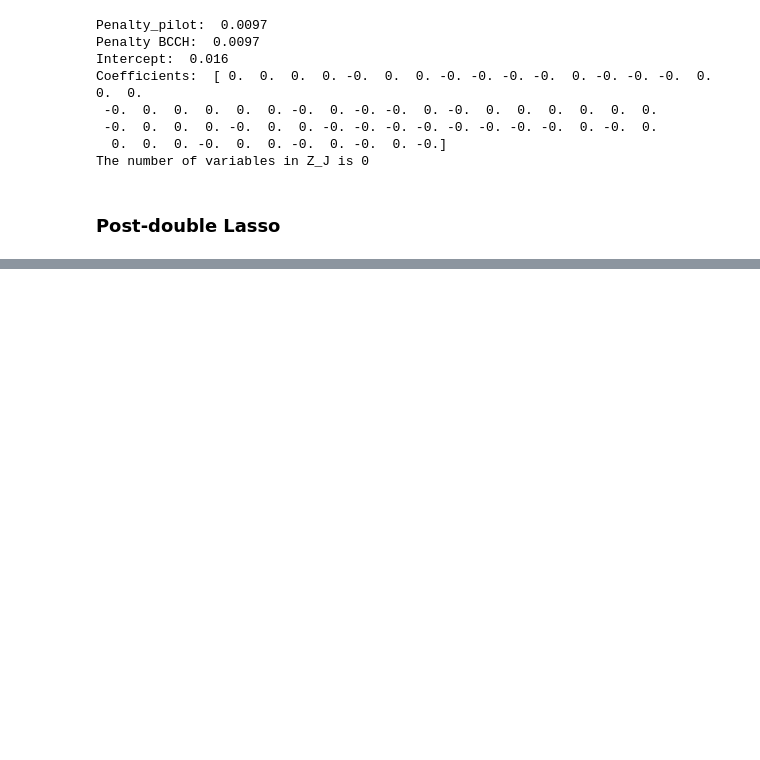
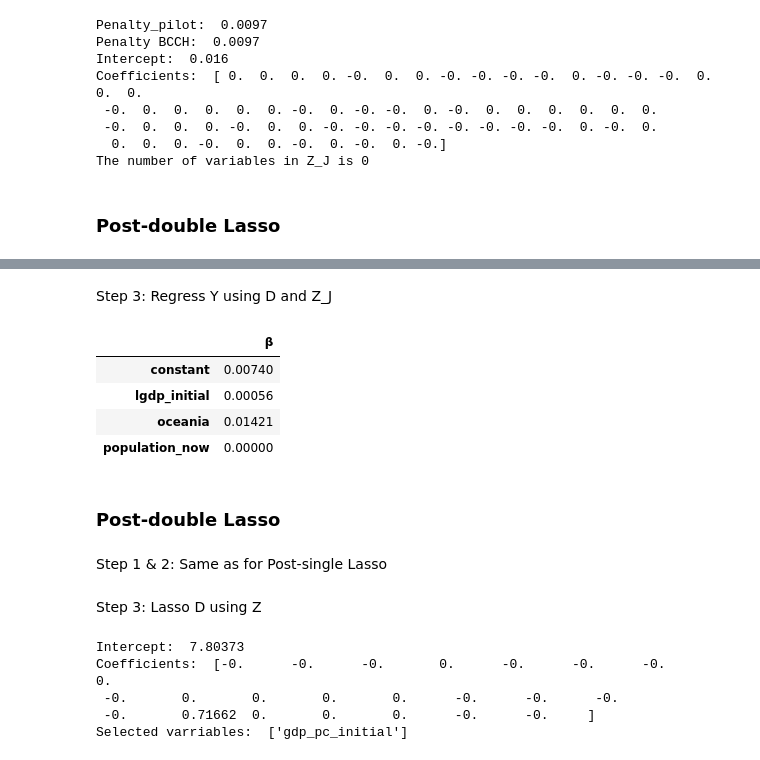
Before and after one commit to lkh927/AME-2024-Projects, a Jupyter notebook: Project 2/Project 2 new.ipynb, the cells around one changed output, grey strips where cells are left out. Cells and saved outputs as stored; diff of their text form; code cells hidden in the pictures; blank space fills up the shorter version.

```diff
--- a/Project 2/Project 2 new.ipynb
+++ b/Project 2/Project 2 new.ipynb
@@ -280,6 +280,8 @@ y0 = data[vv_key_explanatory].squeeze()
 Z_basic = data[vv_all['all']]
 Z = PolynomialFeatures(1, include_bias=False).fit_transform(Z_basic)
 
+X = np.column_stack((y0,Z))
+N = X.shape[0]
 
 def standardize(X):
     X_stan = (X - np.mean(X, axis=0))/np.std(X, axis=0, ddof=1)
@@ -533,0 +580,14 @@ The number of variables in Z_J is 0
+# %%
+# Make a function that calculates BRT.
+def BRT(X_tilde,g):
+
+    (N, p) = X_tilde.shape
+    sigma = np.std(g, ddof=1)
+    c = 1.1
+    alpha = 0.05
+    penalty_BRT= (c * sigma) / np.sqrt(N) * norm.ppf(1 - alpha / (2*p))
+
+    return penalty_BRT
+
+penalty_BRT = BRT(X_tilde,g)
+print("lambda_BRT =",penalty_BRT.round(4))
@@ -533,0 +598,14 @@ The number of variables in Z_J is 0
+# %%
+# Implied estimates and selection
+fit_BRT = Lasso(penalty_BRT, max_iter=10000).fit(X_tilde,g)
+coeff_BRT = fit_BRT.coef_
+intercept_BRT = fit_BRT.intercept_
+
+print('Intercept: ', np.round(intercept_BRT,3))
+print('Coefficients: ', np.round(coeff_BRT,3))
+Z_J = Z[:,coeff_BRT[1:]!=0] # Note: We use Z and not Z_stan
+
+# Display number of variables in Z_J
+print("The number of variables in Z_J is {}".format(Z_J.shape[1]))
+selected_variables_BRT = (coeff_BRT != 0)
+print('Selected varriables: ', X_names[selected_variables_BRT].to_list())
@@ -533,0 +619,27 @@ The number of variables in Z_J is 0
+# %% [markdown]
+Step 3: Regress Y using D and Z_J
+# %%
+# Add a constant to X
+xx = np.column_stack((np.ones(N),y0,Z_J))
+yy = np.array(g).reshape(-1,1)
+
+# Calculate OLS estimate
+coefs_BRT_PSL = la.inv(xx.T@xx)@xx.T@yy
+
+# Calculate residuals
+res_BRT_PSL = yy - xx@coefs_BRT_PSL
+
+#print the coefficients
+pd.DataFrame({'β': coefs_BRT_PSL[:,0]}, index=['constant','lgdp_initial', 'oceania', 'population_now']).round(5) #same as for the simple OLS above
+# %% [output]
+|  | β |
+| constant | 0.00740 |
+| lgdp_initial | 0.00056 |
+| oceania | 0.01421 |
+| population_now | 0.00000 |
+# %% [markdown]
+### Post-double Lasso
+# %% [markdown]
+Step 1 & 2: Same as for Post-single Lasso
+# %% [markdown]
+Step 3: Lasso D using Z
@@ -533,0 +648,17 @@ The number of variables in Z_J is 0
+# %%
+# Run Lasso
+fit_BRTdz = Lasso(penalty_BRTdz, max_iter=10000).fit(Z_tilde, y0)
+coeff_BRTdz=fit_BRTdz.coef_
+intercept_BRTdz = fit_BRTdz.intercept_
+
+print('Intercept: ', np.round(intercept_BRTdz,5))
+print('Coefficients: ', np.round(coeff_BRTdz,5))
+
+selected_variables_BRTdz = (coeff_BRTdz != 0)
+print('Selected varriables: ', Z_names[selected_variables_BRTdz].to_list())
+# %% [output]
+Intercept:  7.80373
+Coefficients:  [-0.      -0.      -0.       0.      -0.      -0.      -0.       0.
+ -0.       0.       0.       0.       0.      -0.      -0.      -0.
+ -0.       0.71662  0.       0.       0.      -0.      -0.     ]
+Selected varriables:  ['gdp_pc_initial']
```
Also changed, not shown: parts of 16 cells of this notebook.
